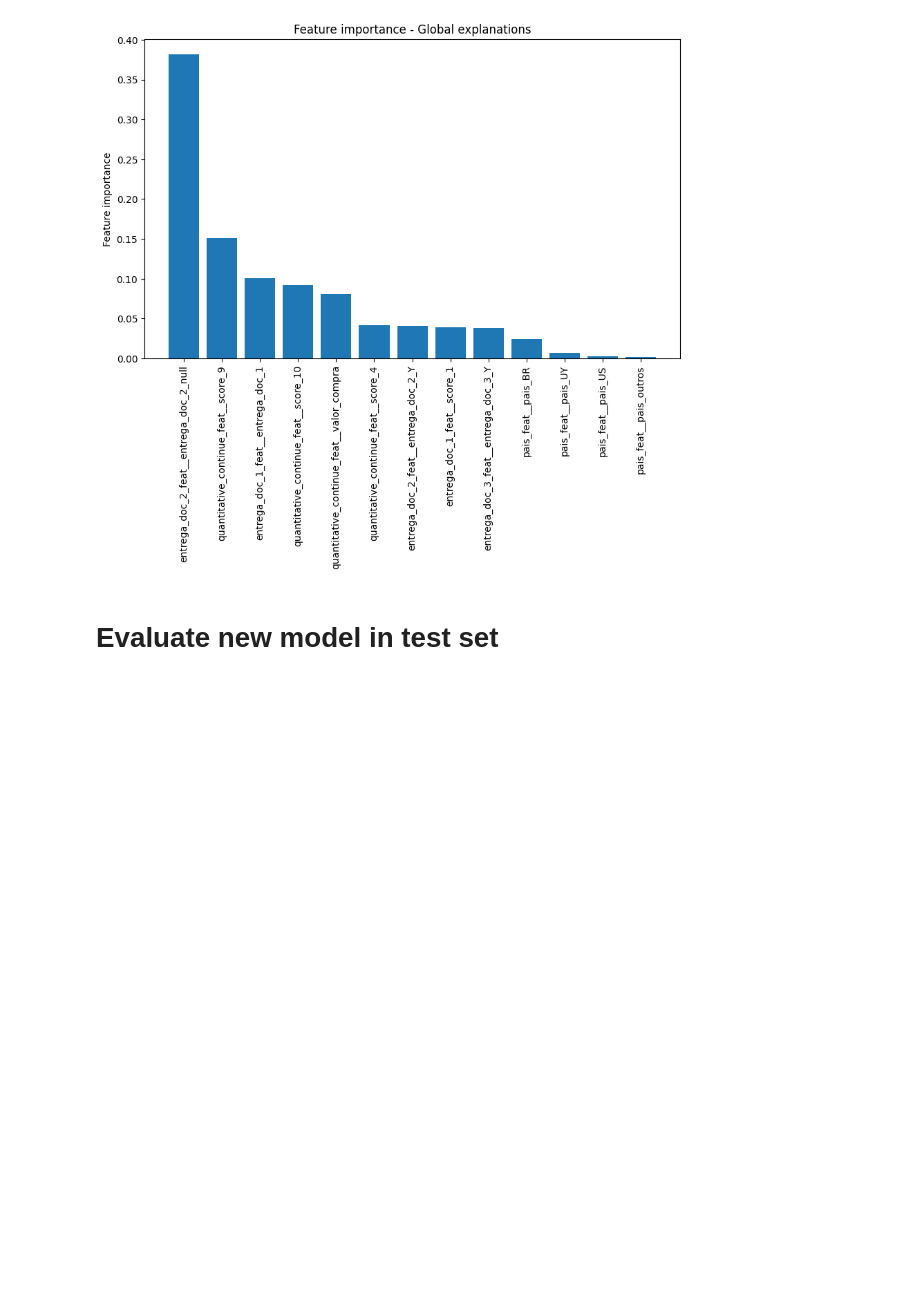
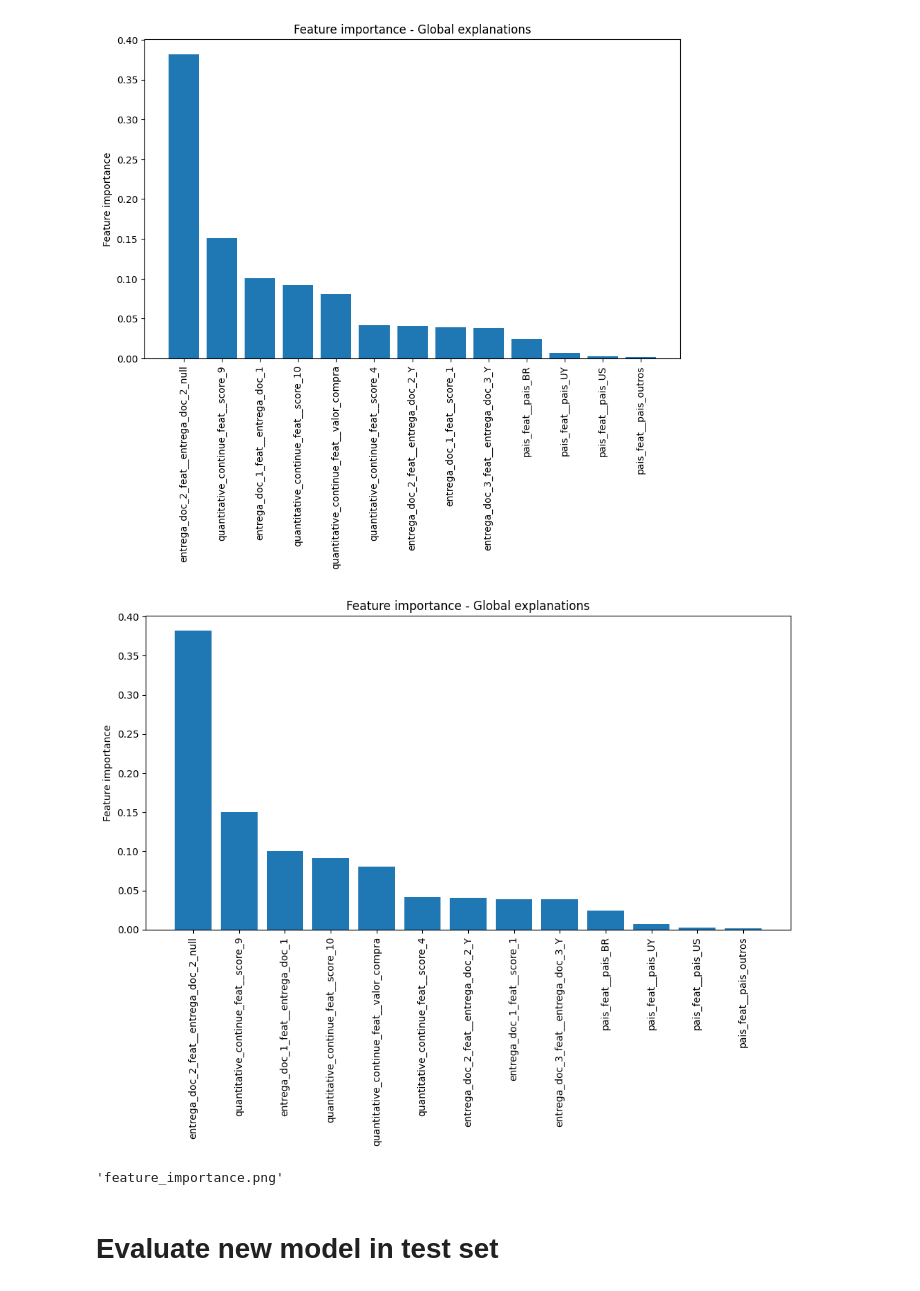
Before and after one commit to vitorbeltrao/fraud-detection, a Jupyter notebook: prototype_notebooks/ml_models.ipynb, the cells around one changed output. Cells and saved outputs as stored; diff of their text form; code cells hidden in the pictures; blank space fills up the shorter version.

```diff
--- a/prototype_notebooks/ml_models.ipynb
+++ b/prototype_notebooks/ml_models.ipynb
@@ -343,6 +390,7 @@ The mean test score and mean train score is, respectively: (0.764574444622088, 0
 # %%
 # Get the best estimator from the grid search
 rf = grid_search.best_estimator_.named_steps['rf']
+preprocessor = grid_search.best_estimator_.named_steps['preprocessor']
 
 # importance based on each tree
 # Let's take the importance derived by each single decisiont tree
@@ -353,7 +401,7 @@ for i in range(150):
     global_exp[f'tree_{i+1}'] = rf.estimators_[i].feature_importances_
 
 # Set the feature names as indices of the DataFrame
-global_exp.index = grid_search.best_estimator_.named_steps['preprocessor'].get_feature_names_out()
+global_exp.index = preprocessor.get_feature_names_out()
 
 # Calculate the mean importance of features across all trees
 global_exp['importance'] = global_exp.mean(axis=1)
@@ -385,6 +433,52 @@ plt.xticks(rotation=90)  # Rotate x-axis labels for better readability
 plt.show()
 # %% [output]
 [figure]
+# %%
+def feature_importance_rf_plot(model, preprocessor, output_image_path):
+    '''
+    Generate and export a feature importance plot for the random forest model.
+
+    Parameters:
+    model (RandomForestClassifier): The trained RandomForest model.
+    preprocessor (ColumnTransformer): The preprocessor used in the pipeline.
+    output_image_path (str): The path to save the output image.
+
+    Returns:
+    str: The path to the saved image.
+    '''
+    # Importance based on each tree
+    global_exp = pd.DataFrame()
+
+    for i in range(model.n_estimators):
+        global_exp[f'tree_{i+1}'] = model.estimators_[i].feature_importances_
+
+    # Set the feature names as indices of the DataFrame
+    global_exp.index = preprocessor.get_feature_names_out()
+
+    # Calculate the mean importance of features across all trees
+    global_exp['importance'] = global_exp.mean(axis=1)
+
+    # Sort the DataFrame by the 'importance' column in descending order and plot it
+    global_exp_sorted = global_exp.sort_values(by='importance', ascending=False)
+    plt.figure(figsize=(10, 8))  # Adjust the figure size as needed
+    plt.bar(global_exp_sorted.index, global_exp_sorted['importance'])
+    plt.ylabel("Feature importance")
+    plt.title("Feature importance - Global explanations")
+    plt.xticks(rotation=90)  # Rotate x-axis labels for better readability
+
+    # Adjust the layout to prevent cutting off elements
+    plt.tight_layout()
+
+    # Save the plot as an image file
+    plt.savefig(output_image_path)
+    plt.show()
+
+    return output_image_path
+
+feature_importance_rf_plot(rf, preprocessor, 'feature_importance.png')
+# %% [output]
+[figure, added]
+'feature_importance.png'
 # %% [markdown]
 # Evaluate new model in test set
 # %%
```
Also changed, not shown: parts of 6 cells of this notebook, 3 other files.
